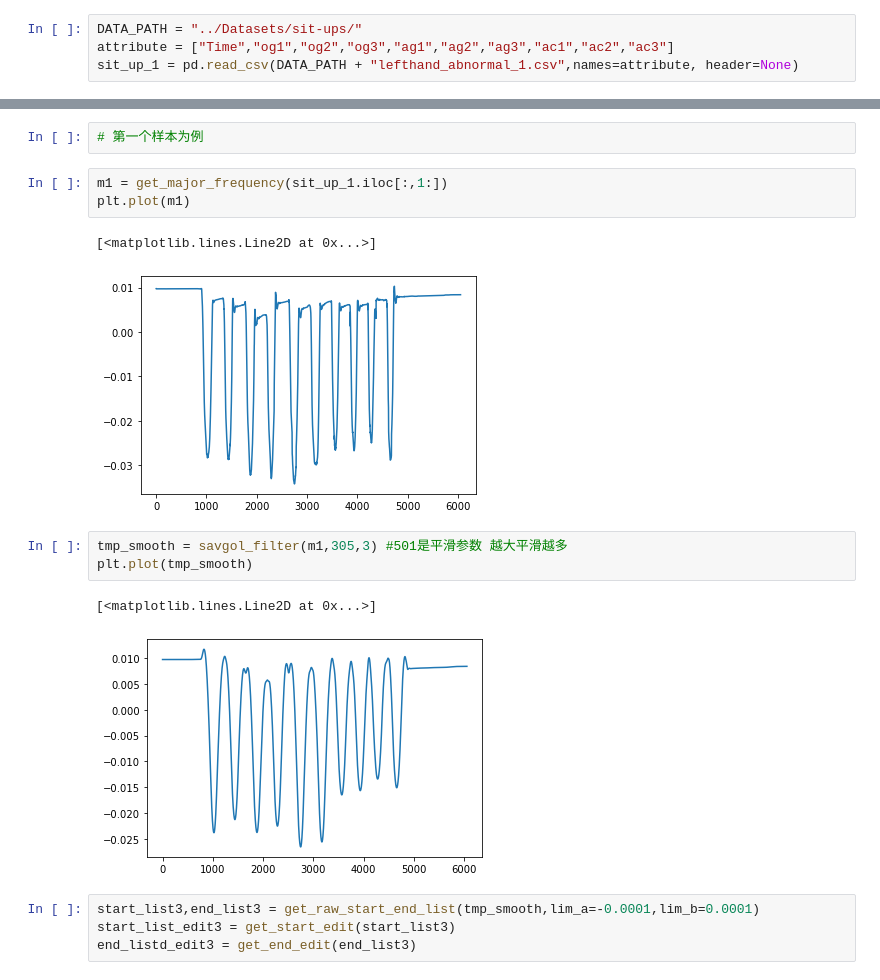
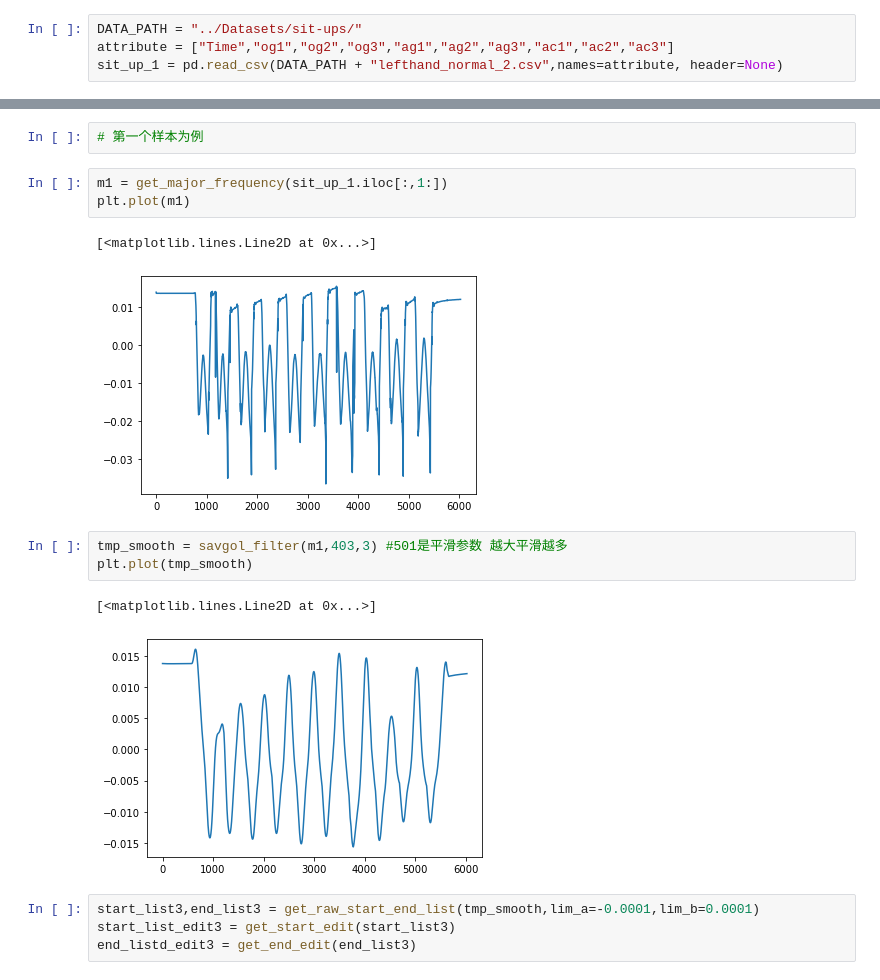
Before and after one commit to jeremypxh/fitness-app, a Jupyter notebook: algorithm-part/20220610.ipynb, the cells around one changed output, grey strips where cells are left out. Saved outputs shown, nothing was run; the diff lists cells and outputs as text.

```diff
--- a/algorithm-part/20220610.ipynb
+++ b/algorithm-part/20220610.ipynb
@@ -40,7 +41,7 @@ from scipy.signal import savgol_filter
 # %%
 DATA_PATH = "../Datasets/sit-ups/"
 attribute = ["Time","og1","og2","og3","ag1","ag2","ag3","ac1","ac2","ac3"]
-sit_up_1 = pd.read_csv(DATA_PATH + "lefthand_abnormal_1.csv",names=attribute, header=None)
+sit_up_1 = pd.read_csv(DATA_PATH + "lefthand_normal_2.csv",names=attribute, header=None)
 # %%
 sit_up_1.head()
 # %% [output]
@@ -59,13 +60,13 @@ m1 = get_major_frequency(sit_up_1.iloc[:,1:])
 plt.plot(m1)
 # %% [output]
 [<matplotlib.lines.Line2D at 0x...>]
-[figure, old version]
+[figure, new version]
 # %%
-tmp_smooth = savgol_filter(m1,305,3) #501是平滑参数 越大平滑越多
+tmp_smooth = savgol_filter(m1,403,3) #501是平滑参数 越大平滑越多
 plt.plot(tmp_smooth)
 # %% [output]
 [<matplotlib.lines.Line2D at 0x...>]
-[figure, old version]
+[figure, new version]
 # %%
 start_list3,end_list3 = get_raw_start_end_list(tmp_smooth,lim_a=-0.0001,lim_b=0.0001)
 start_list_edit3 = get_start_edit(start_list3)
```
Also changed, not shown: parts of 28 cells of this notebook, 9 other files.
